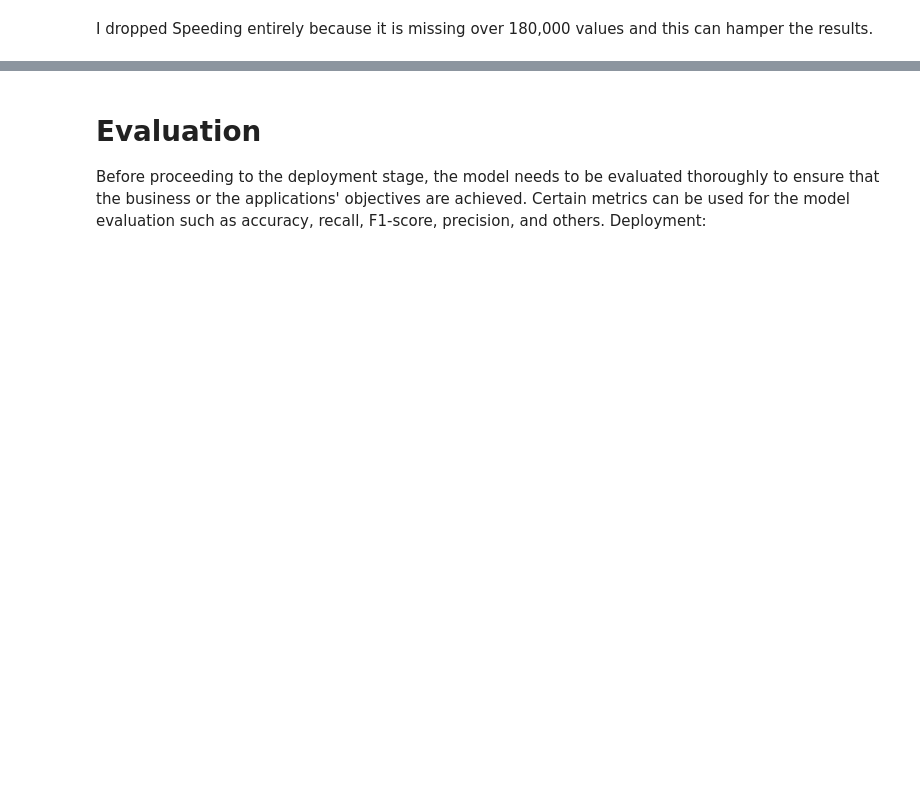
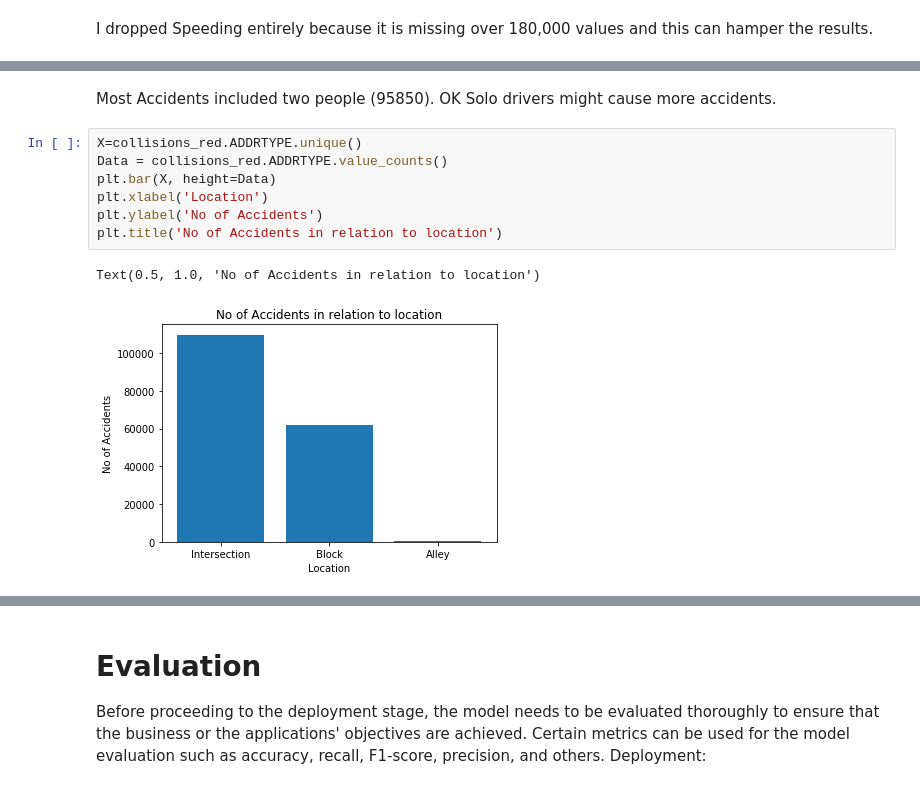
Before and after one commit to EliasJockheck/Coursera_Capstone, a Jupyter notebook: Coursera Capstone.ipynb, the cells around one changed output, grey strips where cells are left out. Drawn from its saved outputs; the diff is of its cells as text; blank space fills up the shorter version.

```diff
--- a/Coursera Capstone.ipynb
+++ b/Coursera Capstone.ipynb
@@ -108,0 +223,12 @@ Work with balanced dataset
+# %% [markdown]
+Most Accidents included two people (95850). OK Solo drivers might cause more accidents.
+# %%
+X=collisions_red.ADDRTYPE.unique()
+Data = collisions_red.ADDRTYPE.value_counts()
+plt.bar(X, height=Data)
+plt.xlabel('Location')
+plt.ylabel('No of Accidents')
+plt.title('No of Accidents in relation to location')
+# %% [output]
+Text(0.5, 1.0, 'No of Accidents in relation to location')
+[figure, added]
```
Also changed, not shown: parts of 77 cells of this notebook.
